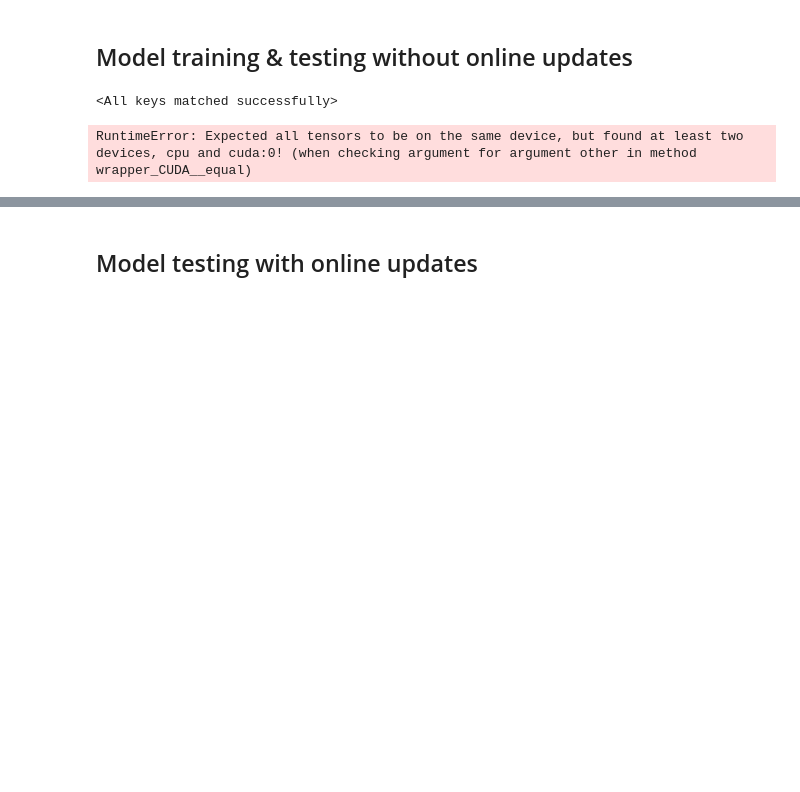
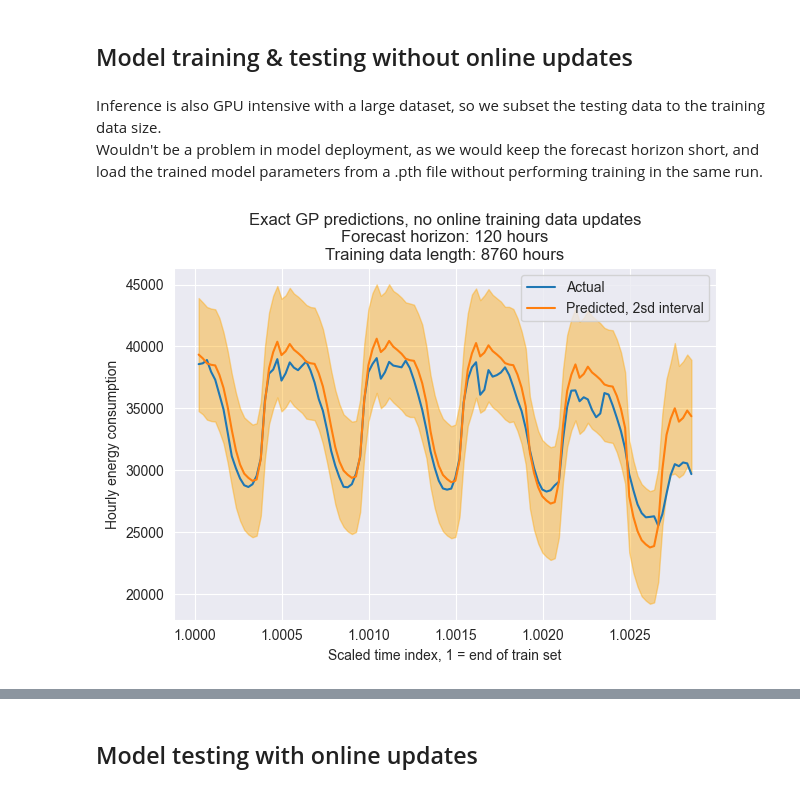
Before and after one commit to AhmetZamanis/DeepLearningEnergyForecasting, a Jupyter notebook: 4.0_GaussianProcess.ipynb, the cells around one changed output, grey strips where cells are left out. Saved outputs shown, nothing was run; the diff lists cells and outputs as text; code cells hidden in the pictures; blank space fills up the shorter version.

Commit message:
Finish ExactGP exercise

```diff
--- a/4.0_GaussianProcess.ipynb
+++ b/4.0_GaussianProcess.ipynb
@@ -306,21 +332,44 @@ torch.save(trainer.model.state_dict(), output_dir + model_name)
 # Load saved model state
 model_name = "ExactGP1.pth"
 state_dict = torch.load(output_dir + model_name)
+trainer.load(state_dict)
-# %%
-# Update trainer with loaded model
-trainer.model.load_state_dict(state_dict)
-# %% [output]
-<All keys matched successfully>
+# %% [markdown]
+Inference is also GPU intensive with a large dataset, so we subset the testing data to the training data size.
+\
+Wouldn't be a problem in model deployment, as we would keep the forecast horizon short, and load the trained model parameters from a .pth file without performing training in the same run.
 # %%
 # Get predictions
-preds_mean, preds_upper, preds_lower = trainer.predict(X_test)
+preds_mean, preds_upper, preds_lower = trainer.predict(X_test[:train_size, :])
-# %% [output]
-RuntimeError: Expected all tensors to be on the same device, but found at least two devices, cpu and cuda:0! (when checking argument for argument other in method wrapper_CUDA__equal)
+# %%
+# Backtransform predictions to original scale
+preds_mean = scaler_target.inverse_transform(preds_mean.numpy().reshape(-1, 1)).squeeze()
+preds_upper = scaler_target.inverse_transform(preds_upper.numpy().reshape(-1, 1)).squeeze()
+preds_lower = scaler_target.inverse_transform(preds_lower.numpy().reshape(-1, 1)).squeeze()
 # %%
 # Plot predicted vs. actual, first N days of testing data
 plot_hours = 24 * 5
-plt.plot(X_test[:plot_hours, 0], y_test[:plot_hours])
-plt.plot(X_test[:plot_hours, 0], preds_mean[:plot_hours])
-plt.fill_between(X_test[:plot_hours, 0], preds_lower[:plot_hours], preds_upper[:plot_hours], alpha = 0.2)
+
+_ = sns.lineplot(
+    x = X_test[:plot_hours, 0],
+    y = y_test_raw[:plot_hours],
+    label = "Actual")
+
+_ = sns.lineplot(
+    x = X_test[:plot_hours, 0],
+    y = preds_mean[:plot_hours],
+    label = "Predicted, 2sd interval")
+
+_ = plt.fill_between(
+    X_test[:plot_hours, 0],
+    preds_lower[:plot_hours],
+    preds_upper[:plot_hours],
+    color = "orange",
+    alpha = 0.4)
+
+_ = plt.title(f"Exact GP predictions, no online training data updates\nForecast horizon: {plot_hours} hours\nTraining data length: {len(y_train)} hours")
+_ = plt.xlabel("Scaled time index, 1 = end of train set")
+_ = plt.ylabel("Hourly energy consumption")
+# %% [output]
+[figure, added]
 # %%
 # Plot predicted vs. actual, entire test set
```
Also changed, not shown: parts of 29 cells of this notebook.
